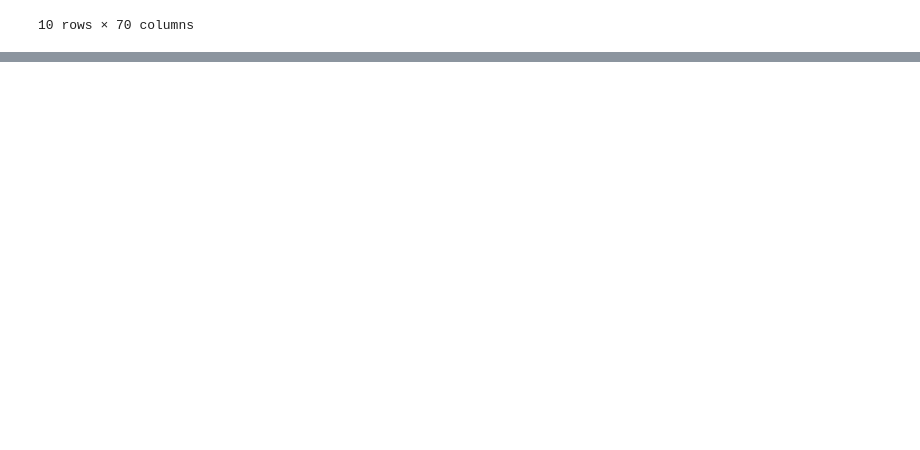
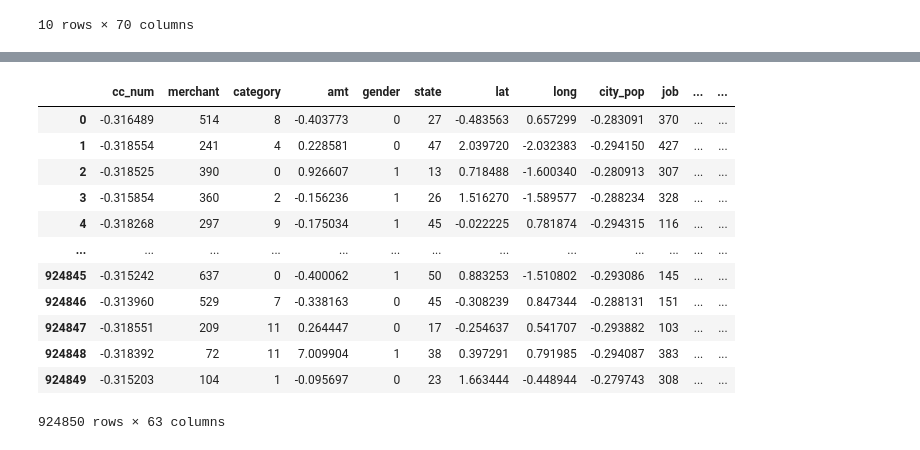
Before and after one commit to ChristopherG19/UVG_SDS_Proyecto2, a Jupyter notebook: Proyecto2.ipynb, the cells around one changed output, grey strips where cells are left out. Drawn from its saved outputs; the diff is of its cells as text; code cells hidden in the pictures; blank space fills up the shorter version.

```diff
--- a/Proyecto2.ipynb
+++ b/Proyecto2.ipynb
@@ -860,0 +1173,20 @@ pd.concat(
+# %%
+# Separar características (X) y etiquetas (y)
+X_2019 = df_2019.drop(columns=['is_fraud'])
+y_2019 = df_2019['is_fraud']
+
+X_2019
+# %% [output]
+|  | cc_num | merchant | category | amt | gender | state | lat | long | city_pop | job | ... | ... |
+| 0 | -0.316489 | 514 | 8 | -0.403773 | 0 | 27 | -0.483563 | 0.657299 | -0.283091 | 370 | ... | ... |
+| 1 | -0.318554 | 241 | 4 | 0.228581 | 0 | 47 | 2.039720 | -2.032383 | -0.294150 | 427 | ... | ... |
+| 2 | -0.318525 | 390 | 0 | 0.926607 | 1 | 13 | 0.718488 | -1.600340 | -0.280913 | 307 | ... | ... |
+| 3 | -0.315854 | 360 | 2 | -0.156236 | 1 | 26 | 1.516270 | -1.589577 | -0.288234 | 328 | ... | ... |
+| 4 | -0.318268 | 297 | 9 | -0.175034 | 1 | 45 | -0.022225 | 0.781874 | -0.294315 | 116 | ... | ... |
+| ... | ... | ... | ... | ... | ... | ... | ... | ... | ... | ... | ... | ... |
+| 924845 | -0.315242 | 637 | 0 | -0.400062 | 1 | 50 | 0.883253 | -1.510802 | -0.293086 | 145 | ... | ... |
+| 924846 | -0.313960 | 529 | 7 | -0.338163 | 0 | 45 | -0.308239 | 0.847344 | -0.288131 | 151 | ... | ... |
+| 924847 | -0.318551 | 209 | 11 | 0.264447 | 0 | 17 | -0.254637 | 0.541707 | -0.293882 | 103 | ... | ... |
+| 924848 | -0.318392 | 72 | 11 | 7.009904 | 1 | 38 | 0.397291 | 0.791985 | -0.294087 | 383 | ... | ... |
+| 924849 | -0.315203 | 104 | 1 | -0.095697 | 0 | 23 | 1.663444 | -0.448944 | -0.279743 | 308 | ... | ... |
+924850 rows × 63 columns
```
Also changed, not shown: parts of 44 cells of this notebook.
